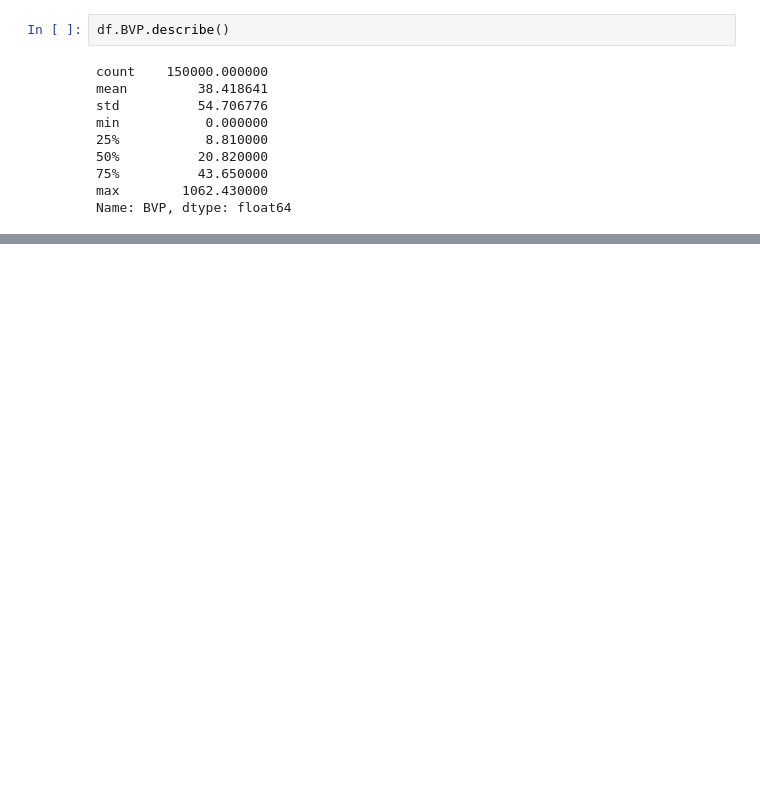
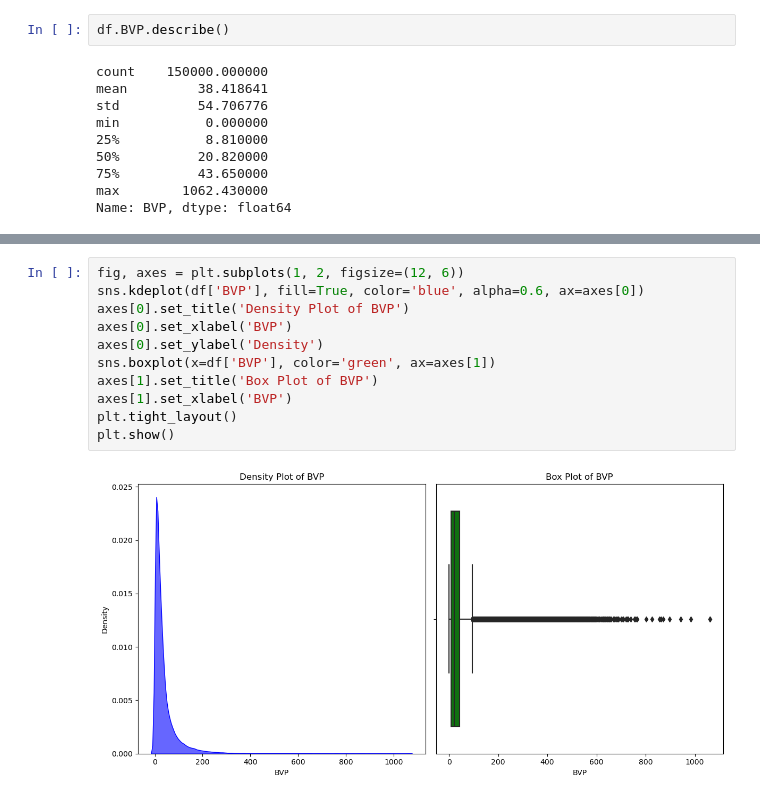
Before and after one commit to Tarun0114/stress-affect-regression, a Jupyter notebook: code.ipynb, the cells around one changed output, grey strips where cells are left out. Cells and saved outputs as stored; diff of their text form; blank space fills up the shorter version.

```diff
--- a/code.ipynb
+++ b/code.ipynb
@@ -125,0 +140,13 @@ Name: BVP, dtype: float64
+# %%
+fig, axes = plt.subplots(1, 2, figsize=(12, 6))
+sns.kdeplot(df['BVP'], fill=True, color='blue', alpha=0.6, ax=axes[0])
+axes[0].set_title('Density Plot of BVP')
+axes[0].set_xlabel('BVP')
+axes[0].set_ylabel('Density')
+sns.boxplot(x=df['BVP'], color='green', ax=axes[1])
+axes[1].set_title('Box Plot of BVP')
+axes[1].set_xlabel('BVP')
+plt.tight_layout()
+plt.show()
+# %% [output]
+[figure, added]
```
Also changed, not shown: parts of 9 cells of this notebook.
